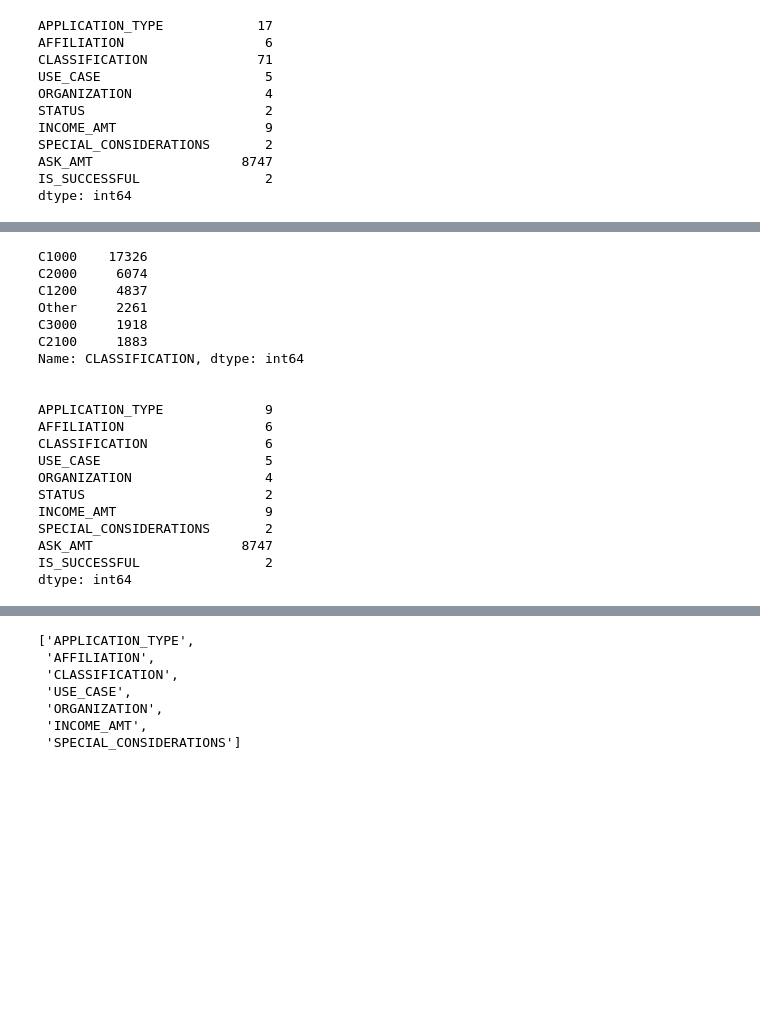
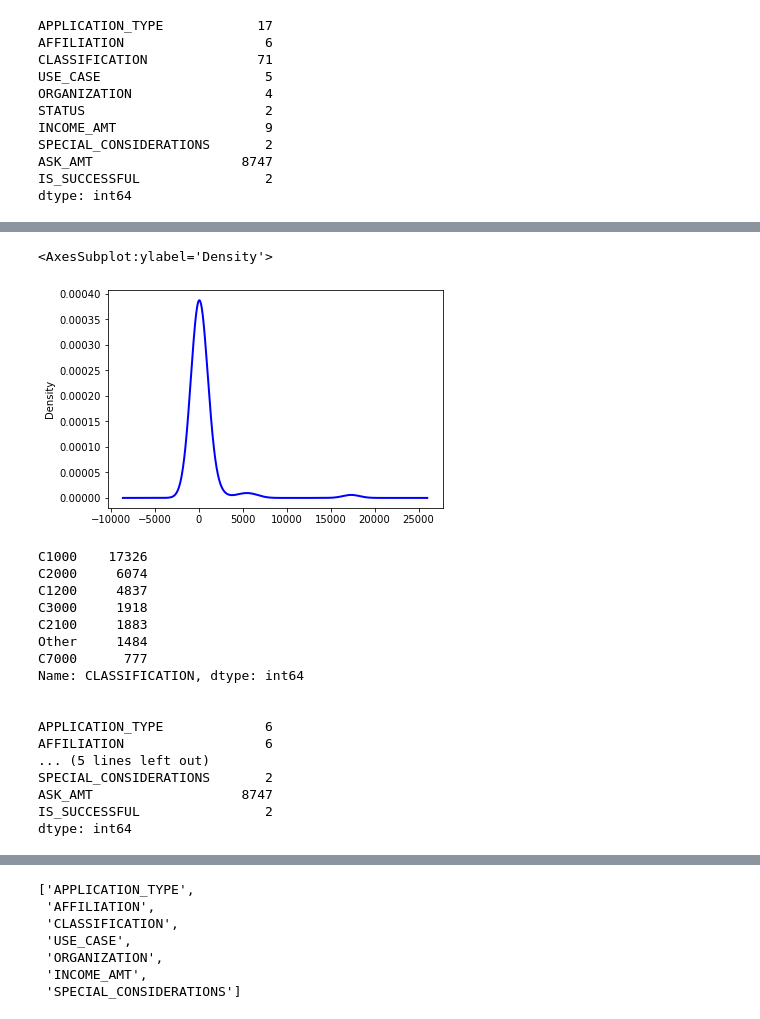
Before and after one commit to kjkubik/Neural_Network_Charity_Analysis, a Jupyter notebook: AlphabetSoupCharity.ipynb, the cells around one changed output, grey strips where cells are left out. Cells and saved outputs as stored; diff of their text form; code cells hidden in the pictures; blank space fills up the shorter version.

```diff
--- a/AlphabetSoupCharity.ipynb
+++ b/AlphabetSoupCharity.ipynb
@@ -157,6 +144,17 @@ classification_counts.plot.density()
+# %%
+# know your data: Which classification values should go into 'other' bucket?
+# Visualize the value counts of CLASSIFICATION
+classification_counts.plot.density(linewidth = 2, color='blue' )
+
+# NOTE: The Density plot (below) shows us the most common unique values start dropping
+# off ~500 instances. Therefore, given the counts above and the graph below,
+# we can bucket application types appearing less than 500 times.
+# %% [output]
+<AxesSubplot:ylabel='Density'>
+[figure, added]
 # %%
-# Determine which values to replace if counts are less than 1500?
-replace_class = list(classification_counts[classification_counts < 1500].index)
+# Determine which values to replace if counts are less than 500?
+replace_class = list(classification_counts[classification_counts < 500].index)
 
 # Replace in dataframe
 for cls in replace_class:
@@ -170,19 +168,16 @@ print(application_df.nunique())
 C1000    17326
 C2000     6074
 C1200     4837
-Other     2261
 C3000     1918
 C2100     1883
+Other     1484
+C7000      777
 Name: CLASSIFICATION, dtype: int64
 
 
-APPLICATION_TYPE             9
+APPLICATION_TYPE             6
 AFFILIATION                  6
-CLASSIFICATION               6
-USE_CASE                     5
-ORGANIZATION                 4
-STATUS                       2
-INCOME_AMT                   9
+... (5 lines left out)
 SPECIAL_CONSIDERATIONS       2
 ASK_AMT                   8747
 IS_SUCCESSFUL                2
```
Also changed, not shown: parts of 22 cells of this notebook, 22 other files.
